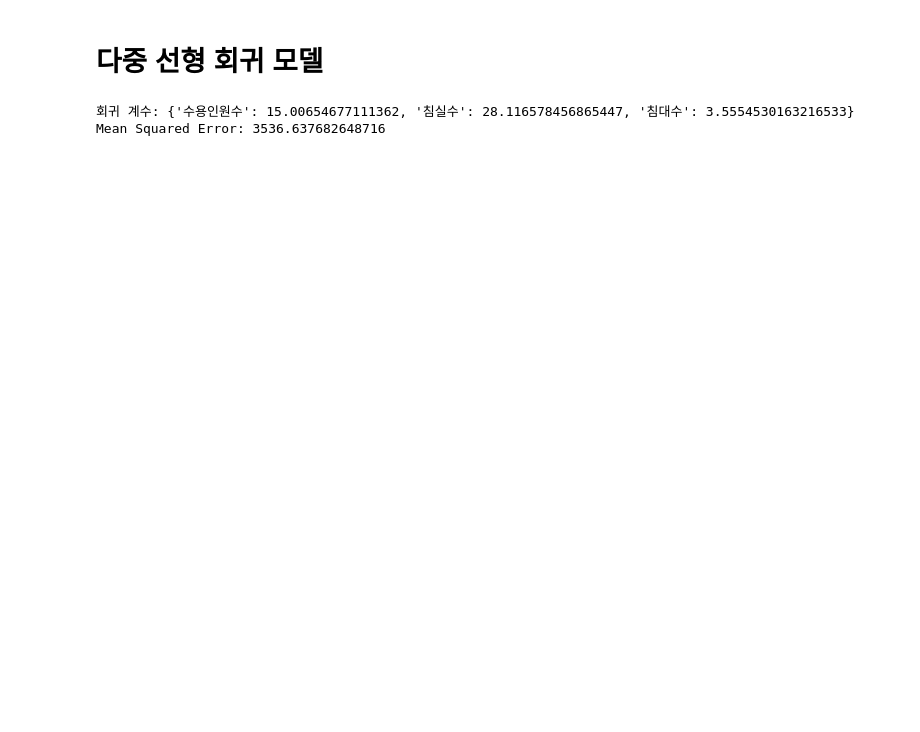
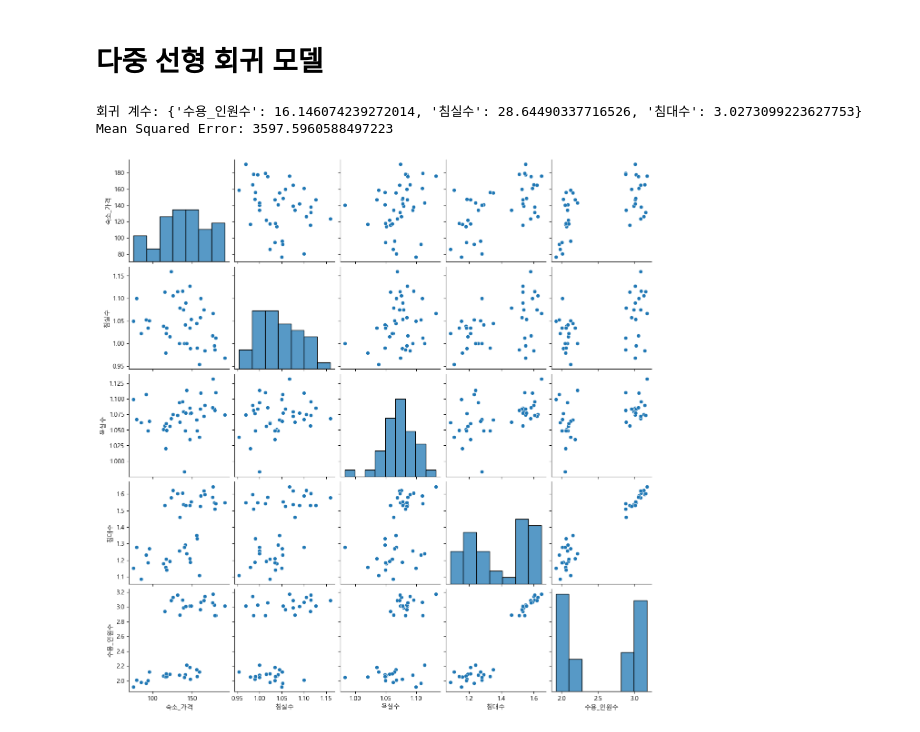
Before and after one commit to minseokpark6/WeeklyProject_Group3, a Jupyter notebook: Code/InwooChoi/파리_가격_전처리_2차.ipynb, the cells around one changed output. Drawn from its saved outputs; the diff is of its cells as text; code cells hidden in the pictures; blank space fills up the shorter version.

```diff
--- a/Code/InwooChoi/파리_가격_전처리_2차.ipynb
+++ b/Code/InwooChoi/파리_가격_전처리_2차.ipynb
@@ -253,7 +308,7 @@ Name: 숙소_가격, dtype: float64
 # %% [markdown]
 # 침실수, 욕실수, 침대수 일단 1000개 이하 값들 제거
 # %%
-check1 = check1[(check1['침실수'] <= 3) & (check1['침대수'] <= 4) & (check1['욕실수'] <= 2)]
+check1 = check1[(check1['침실수'] <= 3) & (check1['침대수'] <= 4) & (check1['욕실수'] <= 2) & (check1['수용_인원수'] <= 6) ]
 # %%
 # 이상치 제거 함수
 def remove_outliers(df, column):
@@ -363,10 +418,10 @@ from sklearn.linear_model import LinearRegression
 from sklearn.metrics import mean_squared_error
 
 # 결측치가 있는 행 제거 (선택적)
-check1 = check1.dropna(subset=['숙소_가격', '수용인원수', '침실수', '침대수'])
+check1 = check1.dropna(subset=['숙소_가격', '수용_인원수', '침실수', '침대수'])
 
 # 특성과 타겟 변수 설정
-X = check1[['수용인원수', '침실수', '침대수' ]]  # 영향을 줄 것 같은 변수들
+X = check1[['수용_인원수', '침실수', '침대수' ]]  # 영향을 줄 것 같은 변수들
 y = check1['숙소_가격']
 
 # 데이터 분할
@@ -386,19 +441,21 @@ print("회귀 계수:", dict(zip(X.columns, model.coef_)))
 mse = mean_squared_error(y_test, model.predict(X_test))
 print("Mean Squared Error:", mse)
 # %% [output]
-회귀 계수: {'수용인원수': 15.00654677111362, '침실수': 28.116578456865447, '침대수': 3.5554530163216533}
-Mean Squared Error: 3536.637682648716
+회귀 계수: {'수용_인원수': 16.146074239272014, '침실수': 28.64490337716526, '침대수': 3.0273099223627753}
+Mean Squared Error: 3597.5960588497223
 # %%
 # 숙소_지역 및 숙소_유형별로 그룹화하고 평균 계산
 grouped_data = check1.groupby(['숙소_지역', '숙소_유형']).agg({
     '숙소_가격': 'mean',
     '침실수': 'mean',
     '욕실수': 'mean',
     '침대수': 'mean',
-    '수용인원수': 'mean'
+    '수용_인원수': 'mean'
 }).reset_index()
 
 
 # Pairplot을 사용하여 변수 간 관계 시각화
-sns.pairplot(grouped_data, vars=['숙소_가격', '침실수', '욕실수', '침대수', '수용인원수'])
+sns.pairplot(grouped_data, vars=['숙소_가격', '침실수', '욕실수', '침대수', '수용_인원수'])
 plt.show()
+# %% [output]
+[figure, added]
```
Also changed, not shown: parts of 13 cells of this notebook, 1 other file.
